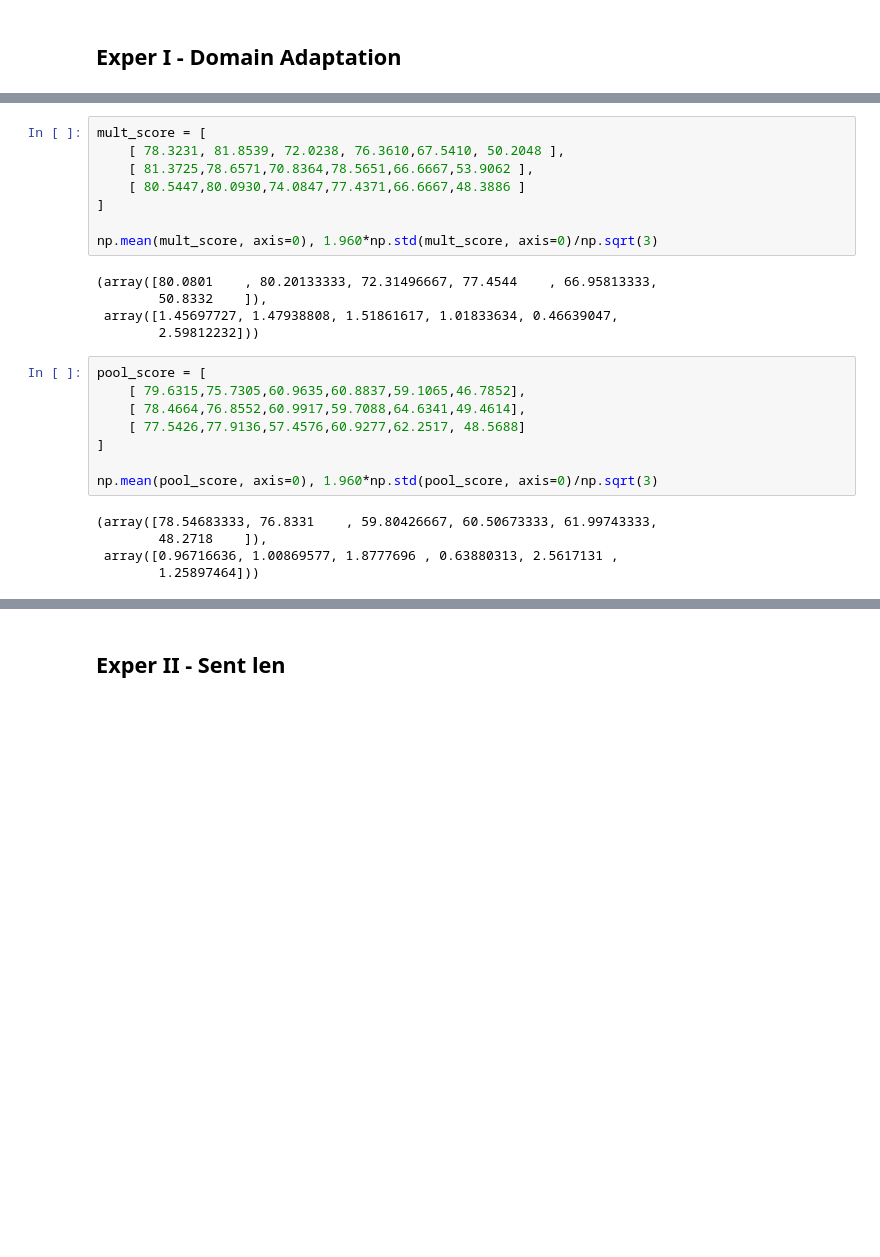
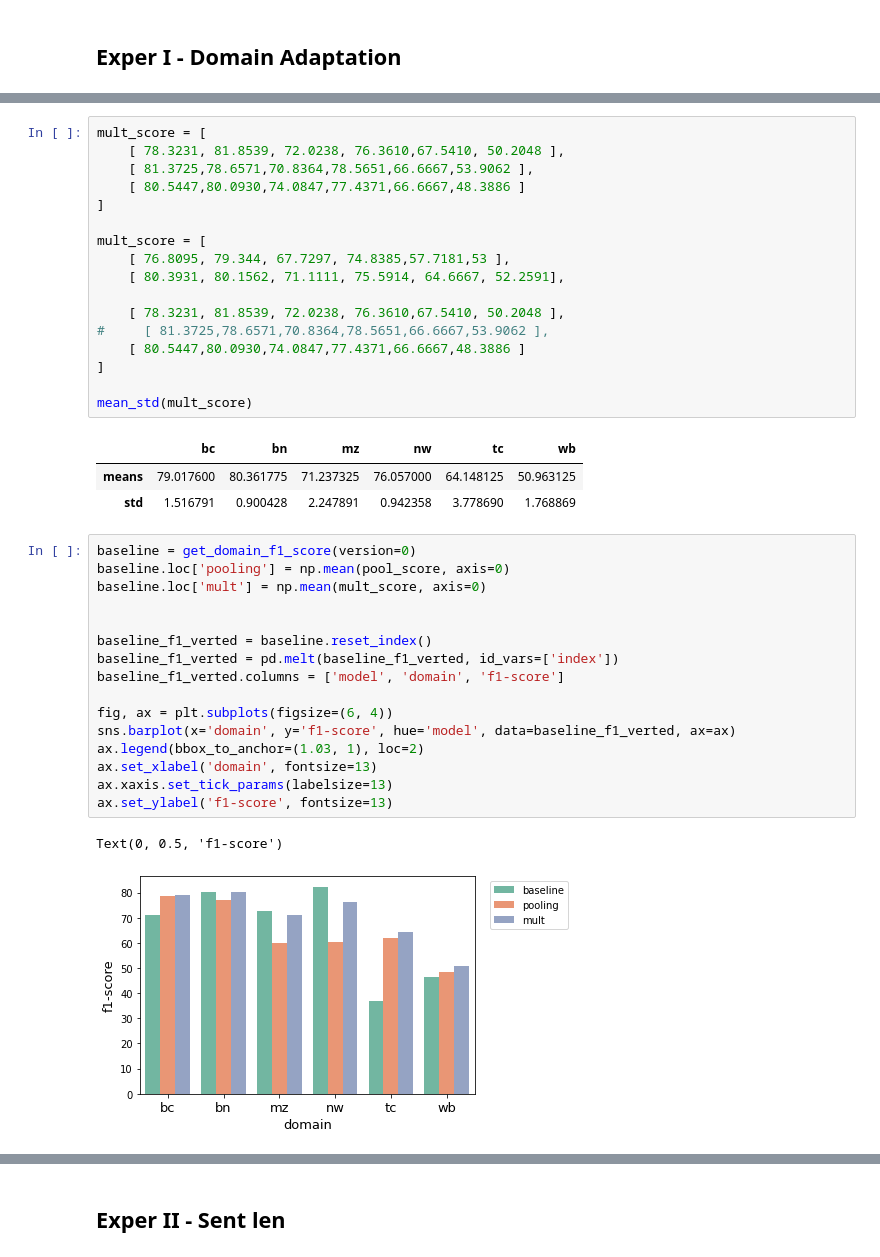
Before and after one commit to ixiaopan/NER_Tagger, a Jupyter notebook: corpus_profile.ipynb, the cells around one changed output, grey strips where cells are left out. Drawn from its saved outputs; the diff is of its cells as text; blank space fills up the shorter version.

```diff
--- a/corpus_profile.ipynb
+++ b/corpus_profile.ipynb
@@ -69,22 +77,36 @@ mult_score = [
     [ 80.5447,80.0930,74.0847,77.4371,66.6667,48.3886 ]
 ]
 
-np.mean(mult_score, axis=0), 1.960*np.std(mult_score, axis=0)/np.sqrt(3)
+mult_score = [
+    [ 76.8095, 79.344, 67.7297, 74.8385,57.7181,53 ],
+    [ 80.3931, 80.1562, 71.1111, 75.5914, 64.6667, 52.2591],
+
+    [ 78.3231, 81.8539, 72.0238, 76.3610,67.5410, 50.2048 ],
+#     [ 81.3725,78.6571,70.8364,78.5651,66.6667,53.9062 ],
+    [ 80.5447,80.0930,74.0847,77.4371,66.6667,48.3886 ]
+]
+
+mean_std(mult_score)
 # %% [output]
-(array([80.0801    , 80.20133333, 72.31496667, 77.4544    , 66.95813333,
-        50.8332    ]),
- array([1.45697727, 1.47938808, 1.51861617, 1.01833634, 0.46639047,
-        2.59812232]))
+|  | bc | bn | mz | nw | tc | wb |
+| means | 79.017600 | 80.361775 | 71.237325 | 76.057000 | 64.148125 | 50.963125 |
+| std | 1.516791 | 0.900428 | 2.247891 | 0.942358 | 3.778690 | 1.768869 |
-# %%
-pool_score = [
-    [ 79.6315,75.7305,60.9635,60.8837,59.1065,46.7852],
-    [ 78.4664,76.8552,60.9917,59.7088,64.6341,49.4614],
-    [ 77.5426,77.9136,57.4576,60.9277,62.2517, 48.5688]
-]
-
-np.mean(pool_score, axis=0), 1.960*np.std(pool_score, axis=0)/np.sqrt(3)
-# %% [output]
-(array([78.54683333, 76.8331    , 59.80426667, 60.50673333, 61.99743333,
-        48.2718    ]),
- array([0.96716636, 1.00869577, 1.8777696 , 0.63880313, 2.5617131 ,
-        1.25897464]))
+# %%
+baseline = get_domain_f1_score(version=0)
+baseline.loc['pooling'] = np.mean(pool_score, axis=0)
+baseline.loc['mult'] = np.mean(mult_score, axis=0)
+
+
+baseline_f1_verted = baseline.reset_index()
+baseline_f1_verted = pd.melt(baseline_f1_verted, id_vars=['index'])
+baseline_f1_verted.columns = ['model', 'domain', 'f1-score']
+
+fig, ax = plt.subplots(figsize=(6, 4))
+sns.barplot(x='domain', y='f1-score', hue='model', data=baseline_f1_verted, ax=ax)
+ax.legend(bbox_to_anchor=(1.03, 1), loc=2)
+ax.set_xlabel('domain', fontsize=13)
+ax.xaxis.set_tick_params(labelsize=13)
+ax.set_ylabel('f1-score', fontsize=13)
+# %% [output]
+Text(0, 0.5, 'f1-score')
+[figure, added]
```
Also changed, not shown: parts of 27 cells of this notebook, 1 other file.
